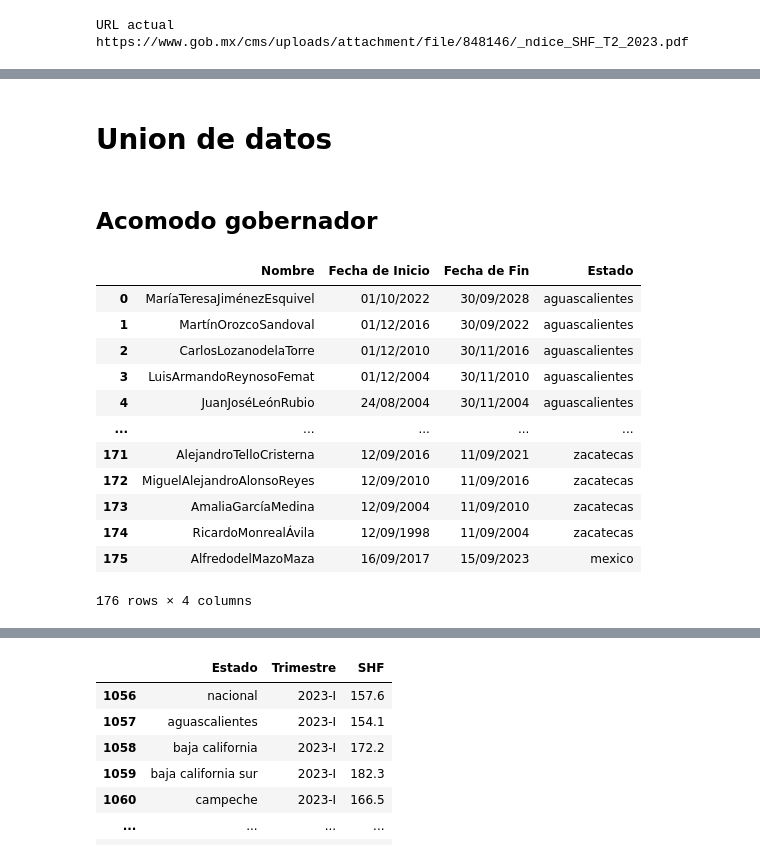
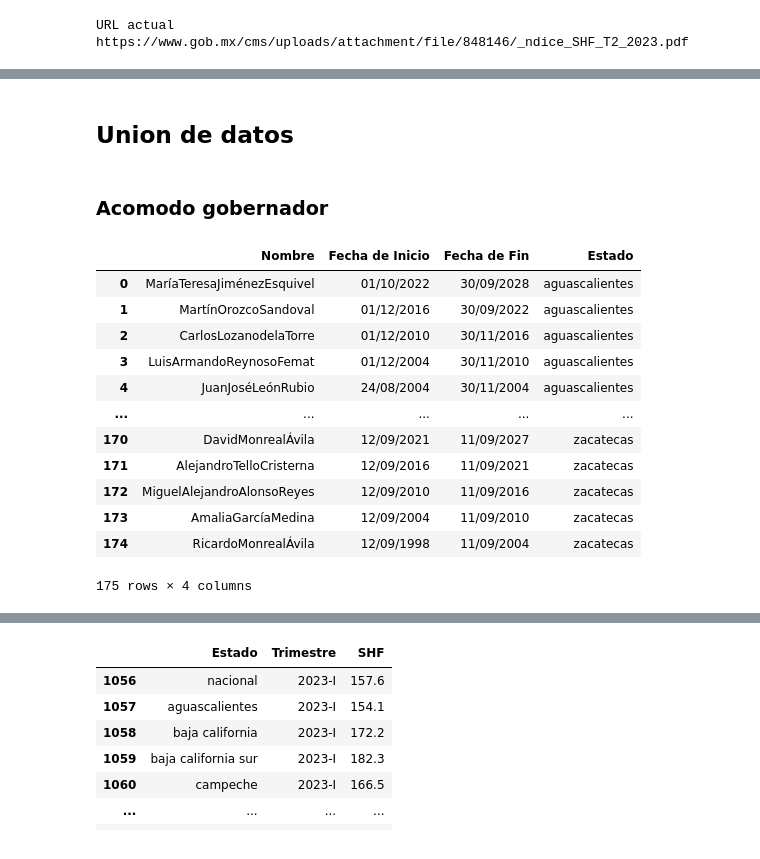
Before and after one commit to BryanPP97/airflow_cobrit, a Jupyter notebook: dags/utils/scraper.ipynb, the cells around one changed output, grey strips where cells are left out. Cells and saved outputs as stored; diff of their text form; code cells hidden in the pictures.

```diff
--- a/dags/utils/scraper.ipynb
+++ b/dags/utils/scraper.ipynb
@@ -914,2 +922,2 @@ clima_scraper()
 # %% [markdown]
-# Union de datos
+## Union de datos
@@ -919,34 +924,22 @@ from unidecode import unidecode
 # %% [markdown]
-## Acomodo gobernador
+### Acomodo gobernador
 # %%
 df_gob = pd.read_csv("datos.csv")
-# Suponiendo que ya tienes cargado tu DataFrame df_gob
-nuevo_registro = pd.DataFrame({
-    "Nombre": ["Alfredo del Mazo Maza"],
-    "Fecha de Inicio": ["16/09/2017"],
-    "Fecha de Fin": ["15/09/2023"],
-    "Estado": ["mexico"]
-})
-
-df_gob = pd.concat([df_gob, nuevo_registro]).reset_index(drop=True)
-
 df_gob['Nombre'] = df_gob['Nombre'].str.replace(r'\w+\.', '', regex=True)
 df_gob['Nombre'] = df_gob['Nombre'].str.replace(r'\s', '', regex=True)
 df_gob['Estado'] = df_gob['Estado'].str.lower()
-df_gob['Estado'] = df_gob['Estado'].apply(unidecode)
-
 df_gob
 # %% [output]
 |  | Nombre | Fecha de Inicio | Fecha de Fin | Estado |
 | 0 | MaríaTeresaJiménezEsquivel | 01/10/2022 | 30/09/2028 | aguascalientes |
 | 1 | MartínOrozcoSandoval | 01/12/2016 | 30/09/2022 | aguascalientes |
 | 2 | CarlosLozanodelaTorre | 01/12/2010 | 30/11/2016 | aguascalientes |
 | 3 | LuisArmandoReynosoFemat | 01/12/2004 | 30/11/2010 | aguascalientes |
 | 4 | JuanJoséLeónRubio | 24/08/2004 | 30/11/2004 | aguascalientes |
 | ... | ... | ... | ... | ... |
+| 170 | DavidMonrealÁvila | 12/09/2021 | 11/09/2027 | zacatecas |
 | 171 | AlejandroTelloCristerna | 12/09/2016 | 11/09/2021 | zacatecas |
 | 172 | MiguelAlejandroAlonsoReyes | 12/09/2010 | 11/09/2016 | zacatecas |
 | 173 | AmaliaGarcíaMedina | 12/09/2004 | 11/09/2010 | zacatecas |
 | 174 | RicardoMonrealÁvila | 12/09/1998 | 11/09/2004 | zacatecas |
-| 175 | AlfredodelMazoMaza | 16/09/2017 | 15/09/2023 | mexico |
-176 rows × 4 columns
+175 rows × 4 columns
```
Also changed, not shown: parts of 37 cells of this notebook, 1 other file.
